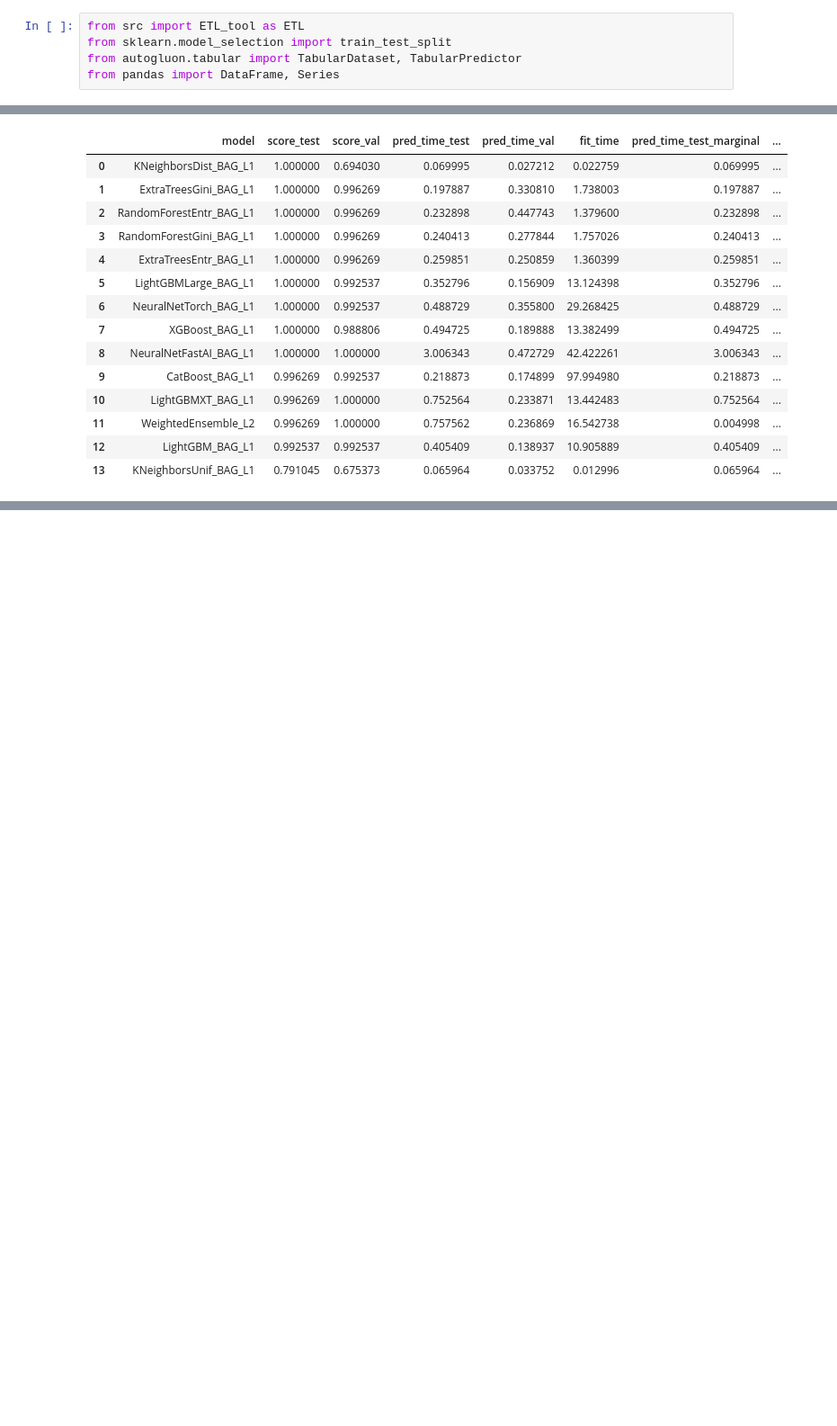
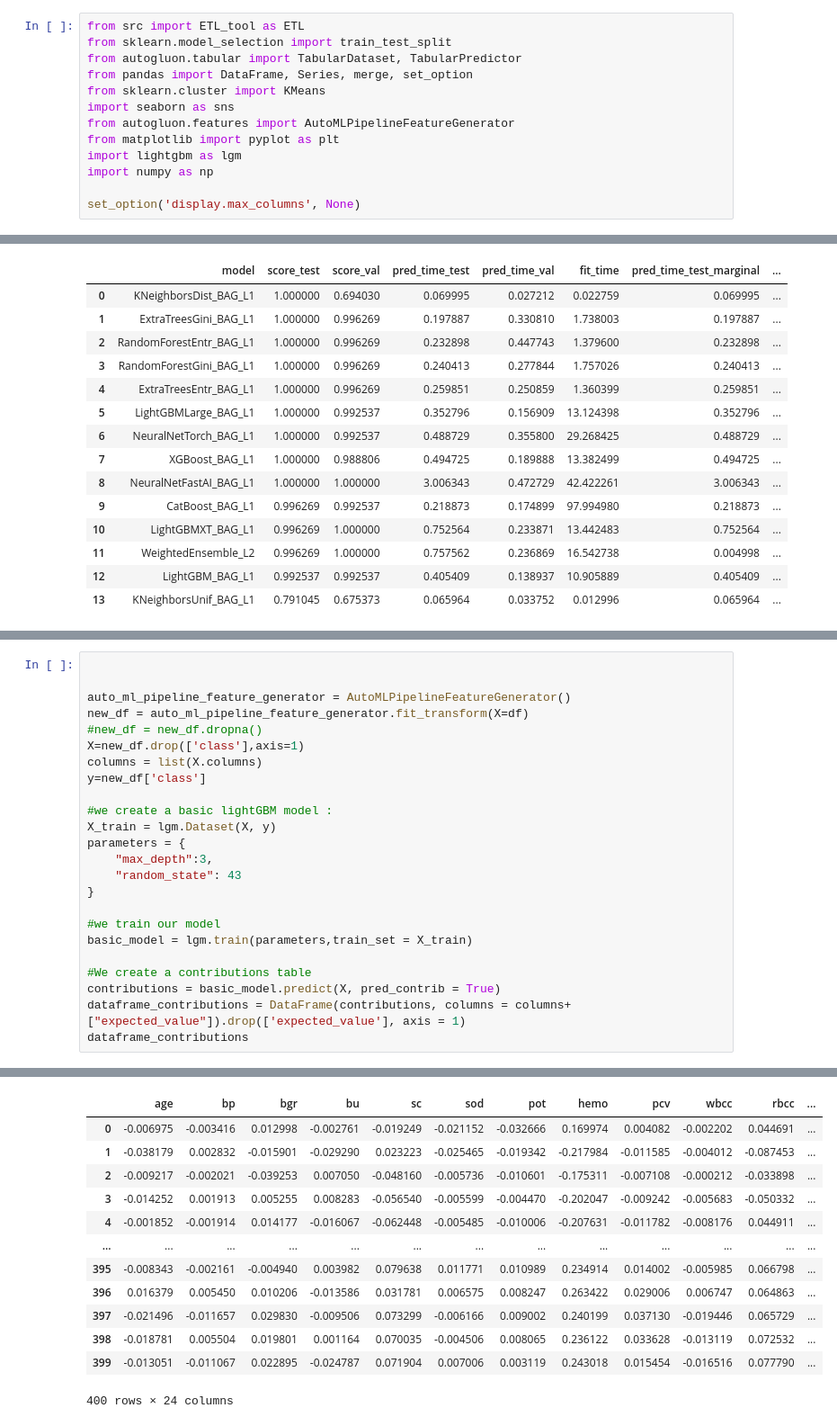
Before and after one commit to PeterHamfelt/Chronic_Kidney_Disease_Analysis, a Jupyter notebook: README.ipynb, the cells around one changed output, grey strips where cells are left out. Shown at 90% size. Cells and saved outputs as stored; diff of their text form; blank space fills up the shorter version.

```diff
--- a/README.ipynb
+++ b/README.ipynb
@@ -93,4 +119,12 @@ Number of Attributes: 24 + class = 25 ( 11  numeric ,14  nominal)
 from src import ETL_tool as ETL
 from sklearn.model_selection import train_test_split
 from autogluon.tabular import TabularDataset, TabularPredictor
-from pandas import DataFrame, Series
+from pandas import DataFrame, Series, merge, set_option
+from sklearn.cluster import KMeans
+import seaborn as sns
+from autogluon.features import AutoMLPipelineFeatureGenerator
+from matplotlib import pyplot as plt
+import lightgbm as lgm
+import numpy as np
+
+set_option('display.max_columns', None)
@@ -353,0 +400,25 @@ Deleting model LightGBMLarge_BAG_L1. All files under AutogluonModels/ag-20230702
+# %%
+
+
+auto_ml_pipeline_feature_generator = AutoMLPipelineFeatureGenerator()
+new_df = auto_ml_pipeline_feature_generator.fit_transform(X=df)
+#new_df = new_df.dropna()
+X=new_df.drop(['class'],axis=1)
+columns = list(X.columns)
+y=new_df['class']
+
+#we create a basic lightGBM model :
+X_train = lgm.Dataset(X, y)
+parameters = {
+    "max_depth":3,
+    "random_state": 43
+}
+
+#we train our model
+basic_model = lgm.train(parameters,train_set = X_train)
+
+#We create a contributions table
+contributions = basic_model.predict(X, pred_contrib = True)
+dataframe_contributions = DataFrame(contributions, columns = columns+["expected_value"]).drop(['expected_value'], axis = 1)
+dataframe_contributions
+# %% [output]
@@ -353,0 +442,13 @@ Deleting model LightGBMLarge_BAG_L1. All files under AutogluonModels/ag-20230702
+|  | age | bp | bgr | bu | sc | sod | pot | hemo | pcv | wbcc | rbcc | ... |
+| 0 | -0.006975 | -0.003416 | 0.012998 | -0.002761 | -0.019249 | -0.021152 | -0.032666 | 0.169974 | 0.004082 | -0.002202 | 0.044691 | ... |
+| 1 | -0.038179 | 0.002832 | -0.015901 | -0.029290 | 0.023223 | -0.025465 | -0.019342 | -0.217984 | -0.011585 | -0.004012 | -0.087453 | ... |
+| 2 | -0.009217 | -0.002021 | -0.039253 | 0.007050 | -0.048160 | -0.005736 | -0.010601 | -0.175311 | -0.007108 | -0.000212 | -0.033898 | ... |
+| 3 | -0.014252 | 0.001913 | 0.005255 | 0.008283 | -0.056540 | -0.005599 | -0.004470 | -0.202047 | -0.009242 | -0.005683 | -0.050332 | ... |
+| 4 | -0.001852 | -0.001914 | 0.014177 | -0.016067 | -0.062448 | -0.005485 | -0.010006 | -0.207631 | -0.011782 | -0.008176 | 0.044911 | ... |
+| ... | ... | ... | ... | ... | ... | ... | ... | ... | ... | ... | ... | ... |
+| 395 | -0.008343 | -0.002161 | -0.004940 | 0.003982 | 0.079638 | 0.011771 | 0.010989 | 0.234914 | 0.014002 | -0.005985 | 0.066798 | ... |
+| 396 | 0.016379 | 0.005450 | 0.010206 | -0.013586 | 0.031781 | 0.006575 | 0.008247 | 0.263422 | 0.029006 | 0.006747 | 0.064863 | ... |
+| 397 | -0.021496 | -0.011657 | 0.029830 | -0.009506 | 0.073299 | -0.006166 | 0.009002 | 0.240199 | 0.037130 | -0.019446 | 0.065729 | ... |
+| 398 | -0.018781 | 0.005504 | 0.019801 | 0.001164 | 0.070035 | -0.004506 | 0.008065 | 0.236122 | 0.033628 | -0.013119 | 0.072532 | ... |
+| 399 | -0.013051 | -0.011067 | 0.022895 | -0.024787 | 0.071904 | 0.007006 | 0.003119 | 0.243018 | 0.015454 | -0.016516 | 0.077790 | ... |
+400 rows × 24 columns
```
Also changed, not shown: parts of 37 cells of this notebook, 2 other files.
